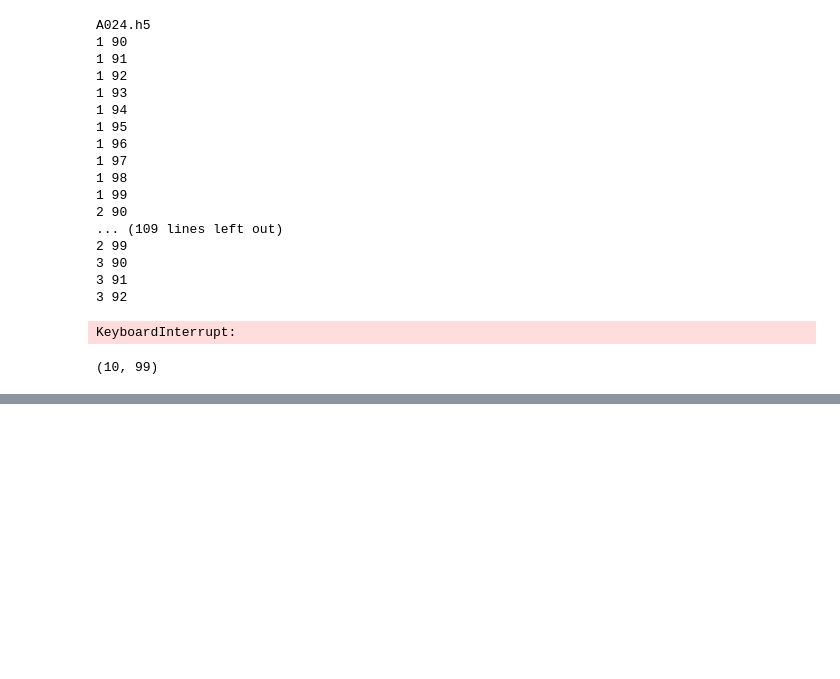
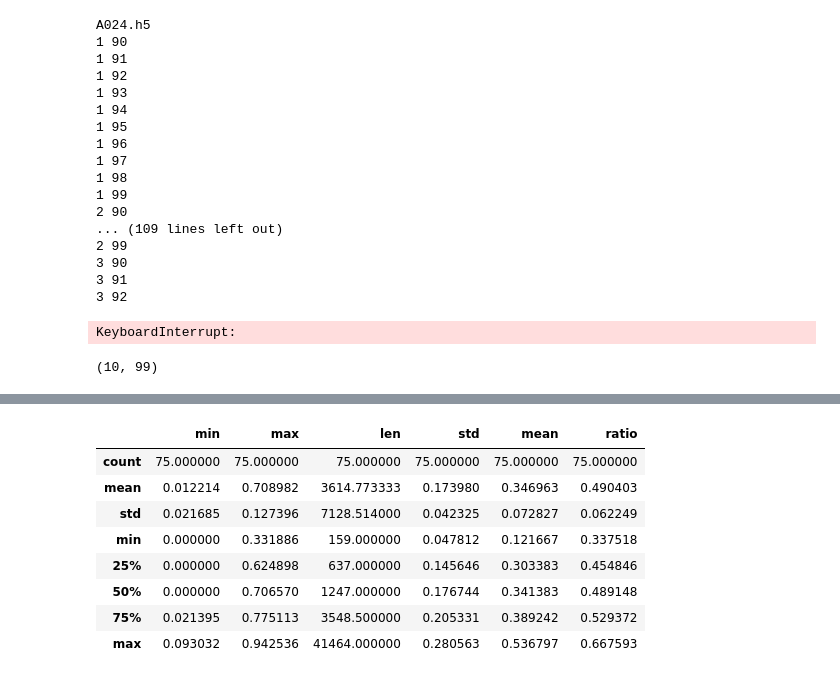
Before and after one commit to venondev/MLMed, a Jupyter notebook: notebooks/transformation_test.ipynb, the cells around one changed output, grey strips where cells are left out. Drawn from its saved outputs; the diff is of its cells as text; code cells hidden in the pictures; blank space fills up the shorter version.

```diff
--- a/notebooks/transformation_test.ipynb
+++ b/notebooks/transformation_test.ipynb
@@ -368,0 +403,12 @@ dtype: float64
+# %%
+s.describe()
+# %% [output]
+|  | min | max | len | std | mean | ratio |
+| count | 75.000000 | 75.000000 | 75.000000 | 75.000000 | 75.000000 | 75.000000 |
+| mean | 0.012214 | 0.708982 | 3614.773333 | 0.173980 | 0.346963 | 0.490403 |
+| std | 0.021685 | 0.127396 | 7128.514000 | 0.042325 | 0.072827 | 0.062249 |
+| min | 0.000000 | 0.331886 | 159.000000 | 0.047812 | 0.121667 | 0.337518 |
+| 25% | 0.000000 | 0.624898 | 637.000000 | 0.145646 | 0.303383 | 0.454846 |
+| 50% | 0.000000 | 0.706570 | 1247.000000 | 0.176744 | 0.341383 | 0.489148 |
+| 75% | 0.021395 | 0.775113 | 3548.500000 | 0.205331 | 0.389242 | 0.529372 |
+| max | 0.093032 | 0.942536 | 41464.000000 | 0.280563 | 0.536797 | 0.667593 |
```
Also changed, not shown: parts of 5 cells of this notebook, 27 other files.
